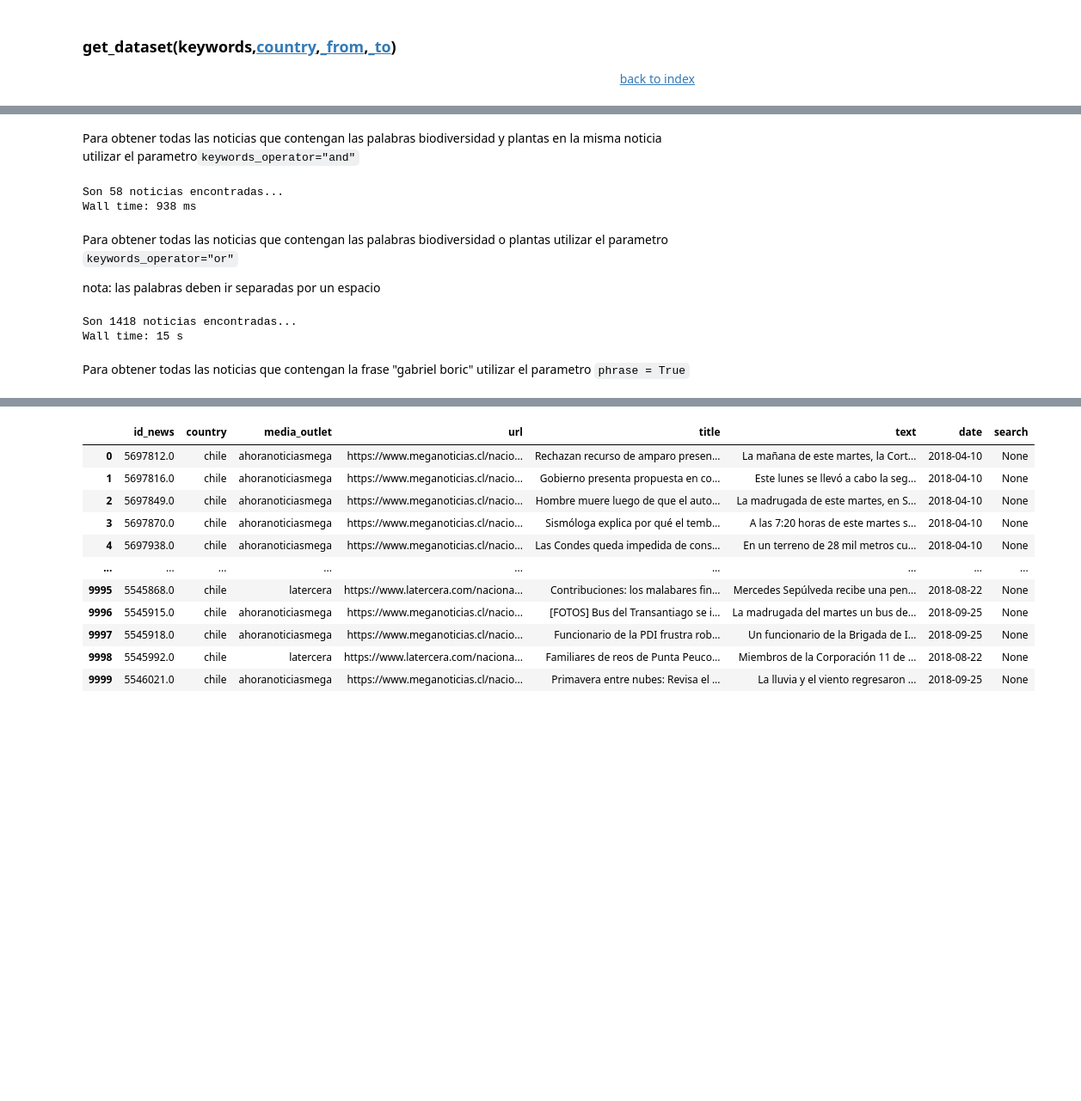
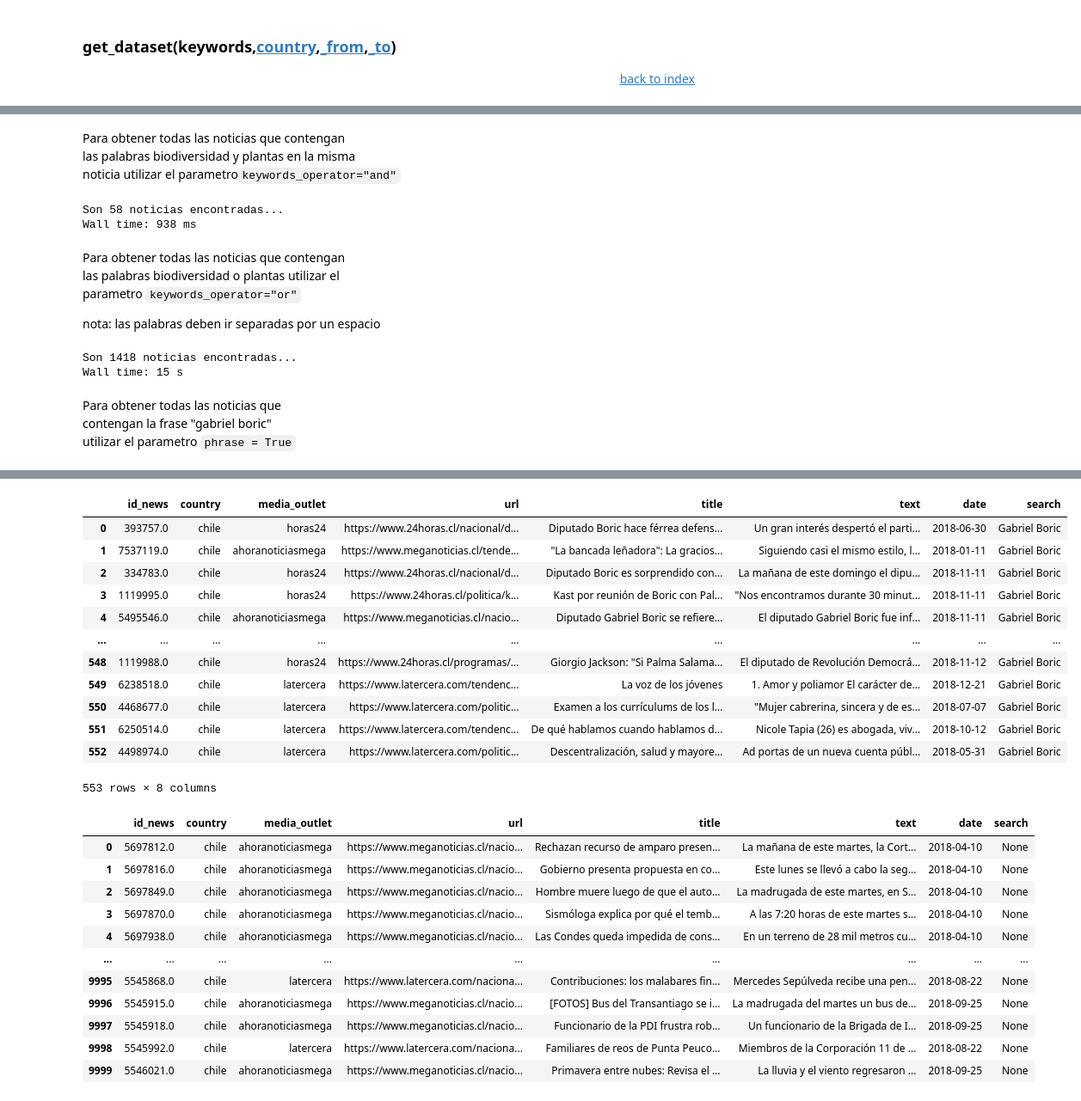
Before and after one commit to TeamSophia2/pySophia2, a Jupyter notebook: Example_notebook.ipynb, the cells around one changed output, grey strips where cells are left out. Shown at 86% size. Drawn from its saved outputs; the diff is of its cells as text; code cells hidden in the pictures; blank space fills up the shorter version.

```diff
--- a/Example_notebook.ipynb
+++ b/Example_notebook.ipynb
@@ -299,4 +275,6 @@ Wall time: 1min 11s
 # %% [markdown]
-Para obtener todas las noticias que contengan las palabras biodiversidad y plantas en la misma noticia utilizar el parametro`keywords_operator="and"`
+Para obtener todas las noticias que contengan <br>
+las palabras biodiversidad y plantas en la misma <br>
+noticia utilizar el parametro`keywords_operator="and"`
 # %%
 %%time
@@ -305,7 +286,9 @@ df=db.get_dataset(keywords="biodiversidad plantas", country= "chile", _from= "20
 Son 58 noticias encontradas...
 Wall time: 938 ms
 # %% [markdown]
-Para obtener todas las noticias que contengan las palabras biodiversidad o plantas utilizar el parametro `keywords_operator="or"`
+Para obtener todas las noticias que contengan  <br>
+las palabras biodiversidad o plantas utilizar el  <br>
+parametro `keywords_operator="or"`
 
 
 nota: las palabras deben ir separadas por un espacio
@@ -316,9 +302,13 @@ df=db.get_dataset(keywords="biodiversidad plantas", country= "chile", _from= "20
 Son 1418 noticias encontradas...
 Wall time: 15 s
 # %% [markdown]
-Para obtener todas las noticias que contengan la frase "gabriel boric" utilizar el parametro `phrase = True`
+Para obtener todas las noticias que  <br>
+contengan la frase "gabriel boric"  <br> utilizar el parametro `phrase = True`
 # %%
 %%time
-df=db.get_dataset(keywords="Gabriel Boric", country= "chile", _from= "2018-01-01", _to="2019-01-01", phrase=True)
+df=db.get_dataset(keywords="Gabriel Boric", country= "chile",
+                  _from= "2018-01-01", _to="2019-01-01",
+                  phrase=True)
+df
 # %% [output]
 Son 553 noticias encontradas...
@@ -326,3 +316,16 @@ Wall time: 5.58 s
+|  | id_news | country | media_outlet | url | title | text | date | search |
+| 0 | 393757.0 | chile | horas24 | https://www.24horas.cl/nacional/d... | Diputado Boric hace férrea defens... | Un gran interés despertó el parti... | 2018-06-30 | Gabriel Boric |
+| 1 | 7537119.0 | chile | ahoranoticiasmega | https://www.meganoticias.cl/tende... | "La bancada leñadora": La gracios... | Siguiendo casi el mismo estilo, l... | 2018-01-11 | Gabriel Boric |
+| 2 | 334783.0 | chile | horas24 | https://www.24horas.cl/nacional/d... | Diputado Boric es sorprendido con... | La mañana de este domingo el dipu... | 2018-11-11 | Gabriel Boric |
+| 3 | 1119995.0 | chile | horas24 | https://www.24horas.cl/politica/k... | Kast por reunión de Boric con Pal... | "Nos encontramos durante 30 minut... | 2018-11-11 | Gabriel Boric |
+| 4 | 5495546.0 | chile | ahoranoticiasmega | https://www.meganoticias.cl/nacio... | Diputado Gabriel Boric se refiere... | El diputado Gabriel Boric fue inf... | 2018-11-11 | Gabriel Boric |
+| ... | ... | ... | ... | ... | ... | ... | ... | ... |
+| 548 | 1119988.0 | chile | horas24 | https://www.24horas.cl/programas/... | Giorgio Jackson: "Si Palma Salama... | El diputado de Revolución Democrá... | 2018-11-12 | Gabriel Boric |
+| 549 | 6238518.0 | chile | latercera | https://www.latercera.com/tendenc... | La voz de los jóvenes | 1. Amor y poliamor El carácter de... | 2018-12-21 | Gabriel Boric |
+| 550 | 4468677.0 | chile | latercera | https://www.latercera.com/politic... | Examen a los currículums de los l... | "Mujer cabrerina, sincera y de es... | 2018-07-07 | Gabriel Boric |
+| 551 | 6250514.0 | chile | latercera | https://www.latercera.com/tendenc... | De qué hablamos cuando hablamos d... | Nicole Tapia (26) es abogada, viv... | 2018-10-12 | Gabriel Boric |
+| 552 | 4498974.0 | chile | latercera | https://www.latercera.com/politic... | Descentralización, salud y mayore... | Ad portas de un nueva cuenta públ... | 2018-05-31 | Gabriel Boric |
+553 rows × 8 columns
 # %%
 df
 # %% [output]
```
Also changed, not shown: parts of 20 cells of this notebook, 3 other files.
